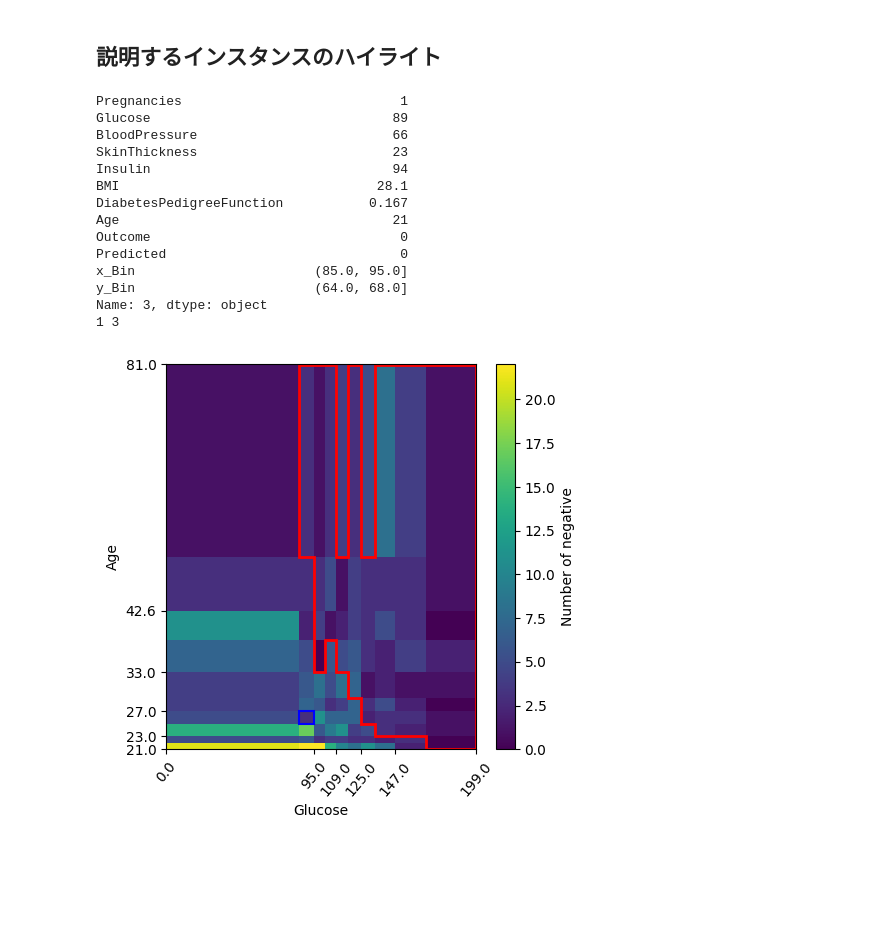
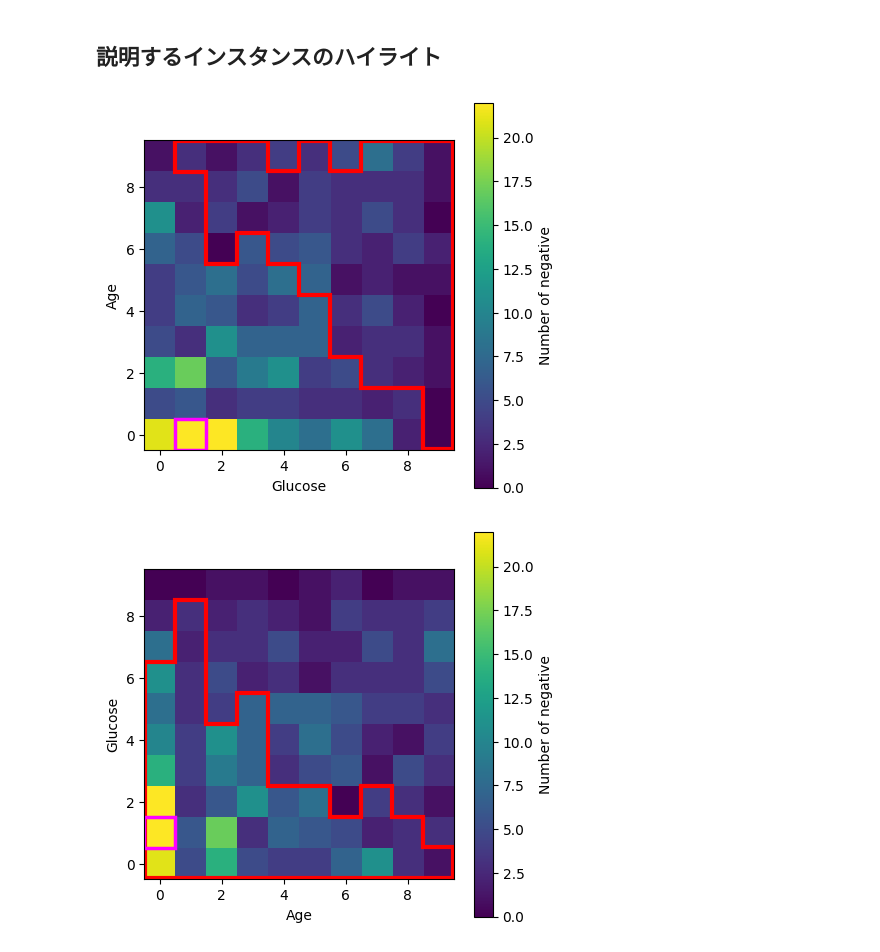
Before and after one commit to inatoihs/opt_entropy_rule, a Jupyter notebook: diabetes_experiment.ipynb, the cells around one changed output. Saved outputs shown, nothing was run; the diff lists cells and outputs as text; code cells hidden in the pictures; blank space fills up the shorter version.

```diff
--- a/diabetes_experiment.ipynb
+++ b/diabetes_experiment.ipynb
@@ -170,45 +160,32 @@ False
 ## 説明するインスタンスのハイライト
 # %%
 # ハイライト
-column_x, column_y = "Age","Glucose"
-objective_column = "Predicted"
-df_with_bins, region, v, xbins, ybins, positive, negative, posandneg, x_bucket_num, y_bucket_num = compute_region(df, column_x, column_y)
-print(instance_to_explain)
-print(x_bucket_index, y_bucket_index)
-instance_to_explain = df_with_bins.iloc[explain_index]
-points = positive if instance_to_explain[objective_column] == 1 else negative
-
-xbins, ybins = [round(num, 1) for num in xbins], [round(num, 1) for num in ybins]
-visualizer(
-    points,
-    region.bot,
-    region.top,
-    region.l,
-    region.r,
-    y_bucket_num,
-    x_bucket_num,
-    column_y,
-    column_x,
-    barlabel,
-    ybins,
-    xbins,
-    highlight=True,
-    highlight_x=x_bucket_index,
-    highlight_y=y_bucket_index,
-)
+for column_x, column_y in pair_to_explain:
+    objective_column = "Predicted"
+    df_with_bins, region, v, xbins, ybins, positive, negative, posandneg, x_bucket_num, y_bucket_num = compute_region(df, column_x, column_y)
+    instance_to_explain = df_with_bins.iloc[explain_index]
+    x_bucket_index = sorted(df_with_bins["x_Bin"].unique().tolist()).index(instance_to_explain["x_Bin"])
+    y_bucket_index = sorted(df_with_bins["y_Bin"].unique().tolist()).index(instance_to_explain["y_Bin"])
+    instance_to_explain = df_with_bins.iloc[explain_index]
+    points = positive if instance_to_explain[objective_column] == 1 else negative
+    visualizer(
+        points,
+        region.bot,
+        region.top,
+        region.l,
+        region.r,
+        y_bucket_num,
+        x_bucket_num,
+        column_y,
+        column_x,
+        barlabel,
+        ybins,
+        xbins,
+        highlight=True,
+        highlight_x=y_bucket_index,
+        highlight_y=x_bucket_index,
+        square=True,
+    )
 # %% [output]
-Pregnancies                            1
-Glucose                               89
-BloodPressure                         66
-SkinThickness                         23
-Insulin                               94
-BMI                                 28.1
-DiabetesPedigreeFunction           0.167
-Age                                   21
-Outcome                                0
-Predicted                              0
-x_Bin                       (85.0, 95.0]
-y_Bin                       (64.0, 68.0]
-Name: 3, dtype: object
-1 3
-[figure, old version]
+[figure, new version]
+[figure, added]
```
Also changed, not shown: parts of 1 cell of this notebook, 2 other files.
